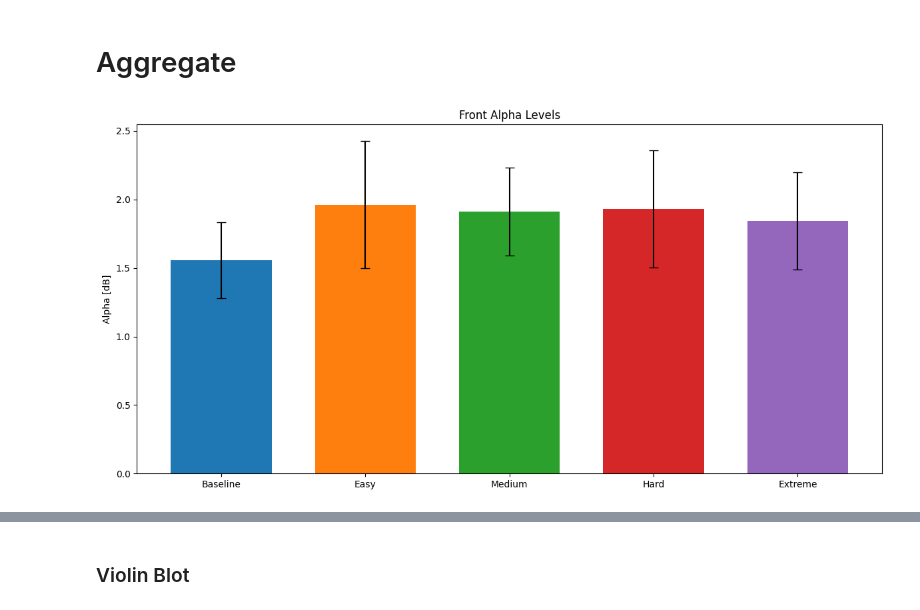
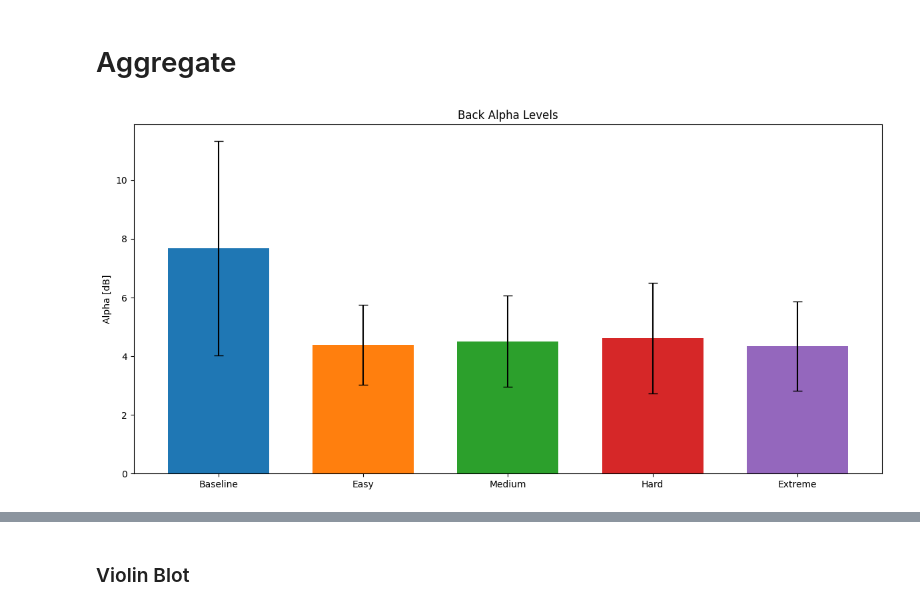
Before and after one commit to aaronjuma/EEGMario, a Jupyter notebook: Analysis/visualization.ipynb, the cells around one changed output, grey strips where cells are left out. Cells and saved outputs as stored; diff of their text form; code cells hidden in the pictures.

```diff
--- a/Analysis/visualization.ipynb
+++ b/Analysis/visualization.ipynb
@@ -750,9 +750,9 @@ def plot_aggregate(wave, placement, baseline, easy, medium, hard, extreme):
     fig.tight_layout()
     plt.show()
 # %%
-plot_aggregate("Alpha", "f", baseline, easy, medium, hard, extreme)
+plot_aggregate("Alpha", "b", baseline, easy, medium, hard, extreme)
 # %% [output]
-[figure, old version]
+[figure, new version]
 # %%
 plot_aggregate("Beta", "f", baseline, easy, medium, hard, extreme)
 # %% [output]
```
Also changed, not shown: parts of 27 cells of this notebook, 15 other files.
